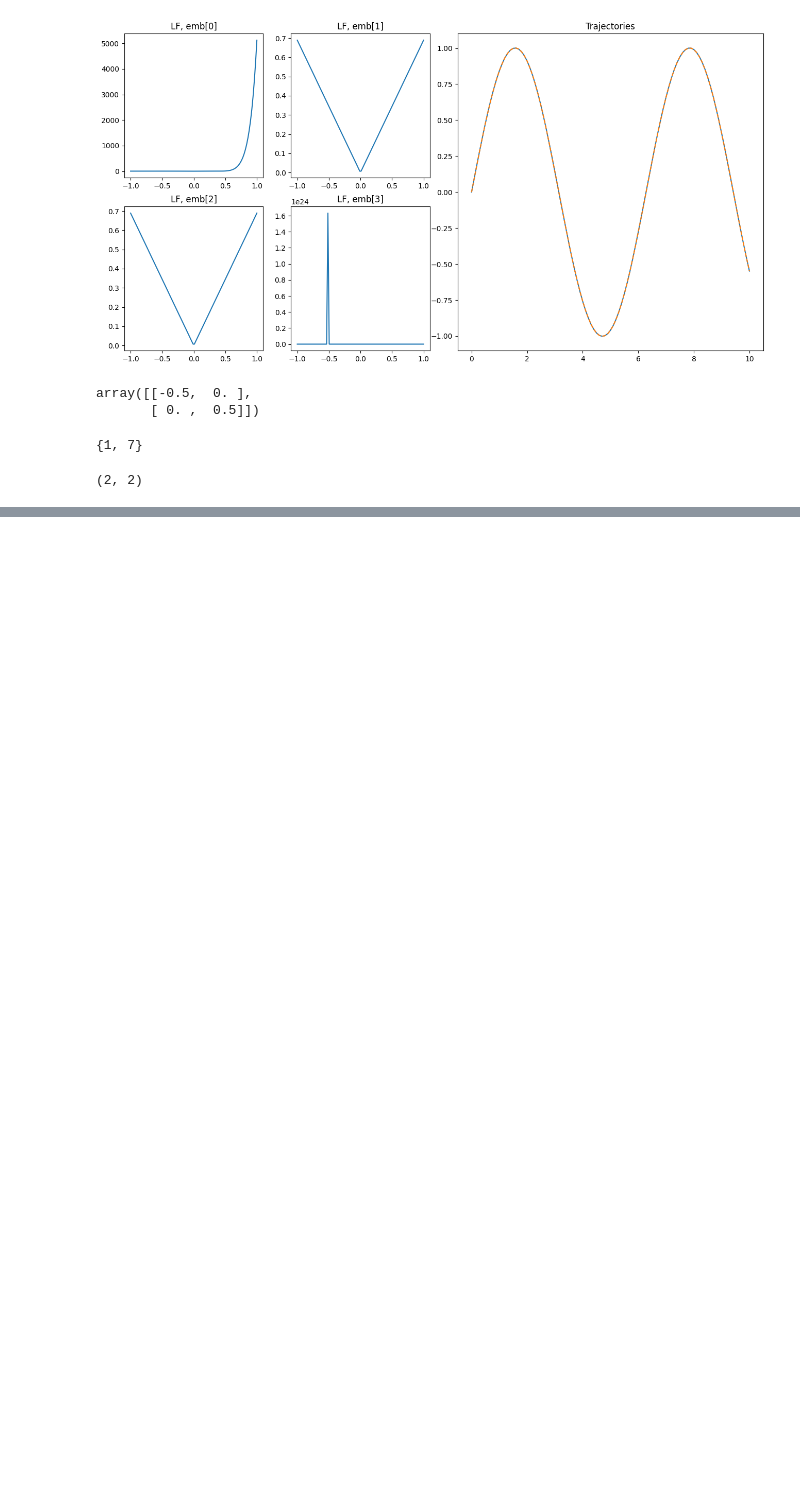
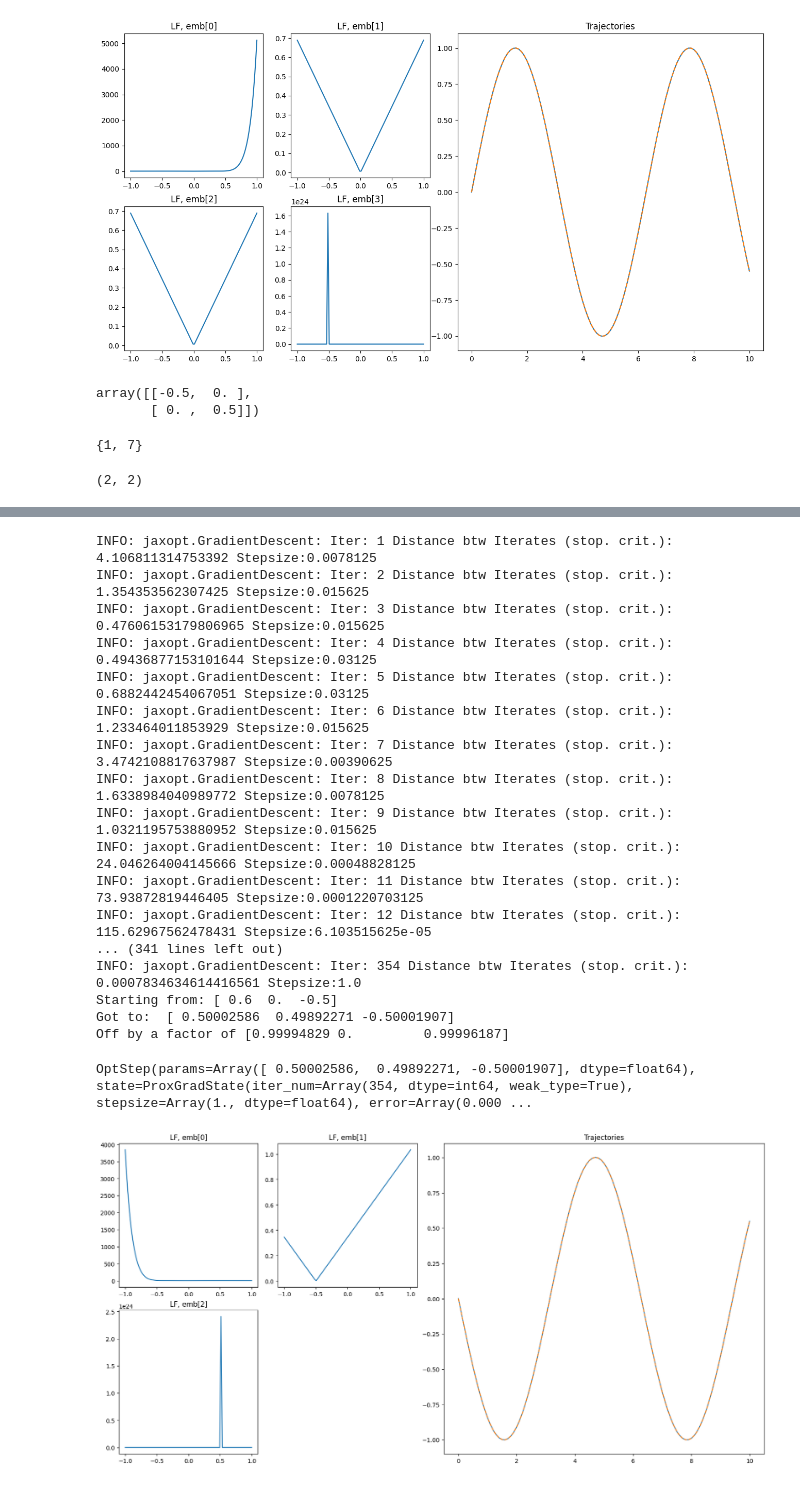
Before and after one commit to joshuacoles/slimpletic-jax, a Jupyter notebook: loss_fn/loss_fns.ipynb, the cells around one changed output, grey strips where cells are left out. Cells and saved outputs as stored; diff of their text form; code cells hidden in the pictures; blank space fills up the shorter version.

```diff
--- a/loss_fn/loss_fns.ipynb
+++ b/loss_fn/loss_fns.ipynb
@@ -950,0 +878,22 @@ OptStep(params=Array([-3.01154137, -0.05278476,  0.05279033,  3.01154046], dtype
+# %%
+tr2.make_an_attempt(jnp.array([0.6, 0, -0.5]))
+# %% [output]
+INFO: jaxopt.GradientDescent: Iter: 1 Distance btw Iterates (stop. crit.): 4.106811314753392 Stepsize:0.0078125
+INFO: jaxopt.GradientDescent: Iter: 2 Distance btw Iterates (stop. crit.): 1.354353562307425 Stepsize:0.015625
+INFO: jaxopt.GradientDescent: Iter: 3 Distance btw Iterates (stop. crit.): 0.47606153179806965 Stepsize:0.015625
+INFO: jaxopt.GradientDescent: Iter: 4 Distance btw Iterates (stop. crit.): 0.49436877153101644 Stepsize:0.03125
+INFO: jaxopt.GradientDescent: Iter: 5 Distance btw Iterates (stop. crit.): 0.6882442454067051 Stepsize:0.03125
+INFO: jaxopt.GradientDescent: Iter: 6 Distance btw Iterates (stop. crit.): 1.233464011853929 Stepsize:0.015625
+INFO: jaxopt.GradientDescent: Iter: 7 Distance btw Iterates (stop. crit.): 3.4742108817637987 Stepsize:0.00390625
+INFO: jaxopt.GradientDescent: Iter: 8 Distance btw Iterates (stop. crit.): 1.6338984040989772 Stepsize:0.0078125
+INFO: jaxopt.GradientDescent: Iter: 9 Distance btw Iterates (stop. crit.): 1.0321195753880952 Stepsize:0.015625
+INFO: jaxopt.GradientDescent: Iter: 10 Distance btw Iterates (stop. crit.): 24.046264004145666 Stepsize:0.00048828125
+INFO: jaxopt.GradientDescent: Iter: 11 Distance btw Iterates (stop. crit.): 73.93872819446405 Stepsize:0.0001220703125
+INFO: jaxopt.GradientDescent: Iter: 12 Distance btw Iterates (stop. crit.): 115.62967562478431 Stepsize:6.103515625e-05
+... (341 lines left out)
+INFO: jaxopt.GradientDescent: Iter: 354 Distance btw Iterates (stop. crit.): 0.0007834634614416561 Stepsize:1.0
+Starting from: [ 0.6  0.  -0.5]
+Got to:  [ 0.50002586  0.49892271 -0.50001907]
+Off by a factor of [0.99994829 0.         0.99996187]
+OptStep(params=Array([ 0.50002586,  0.49892271, -0.50001907], dtype=float64), state=ProxGradState(iter_num=Array(354, dtype=int64, weak_type=True), stepsize=Array(1., dtype=float64), error=Array(0.000 ...
+[figure, added]
```
Also changed, not shown: parts of 12 cells of this notebook.
